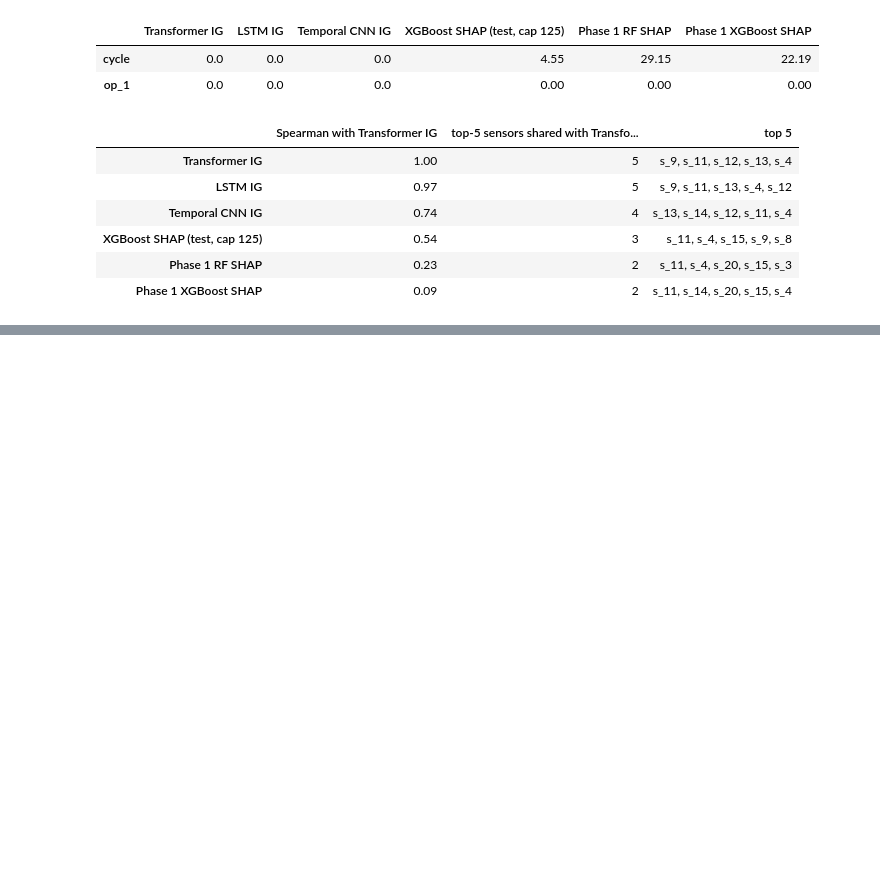
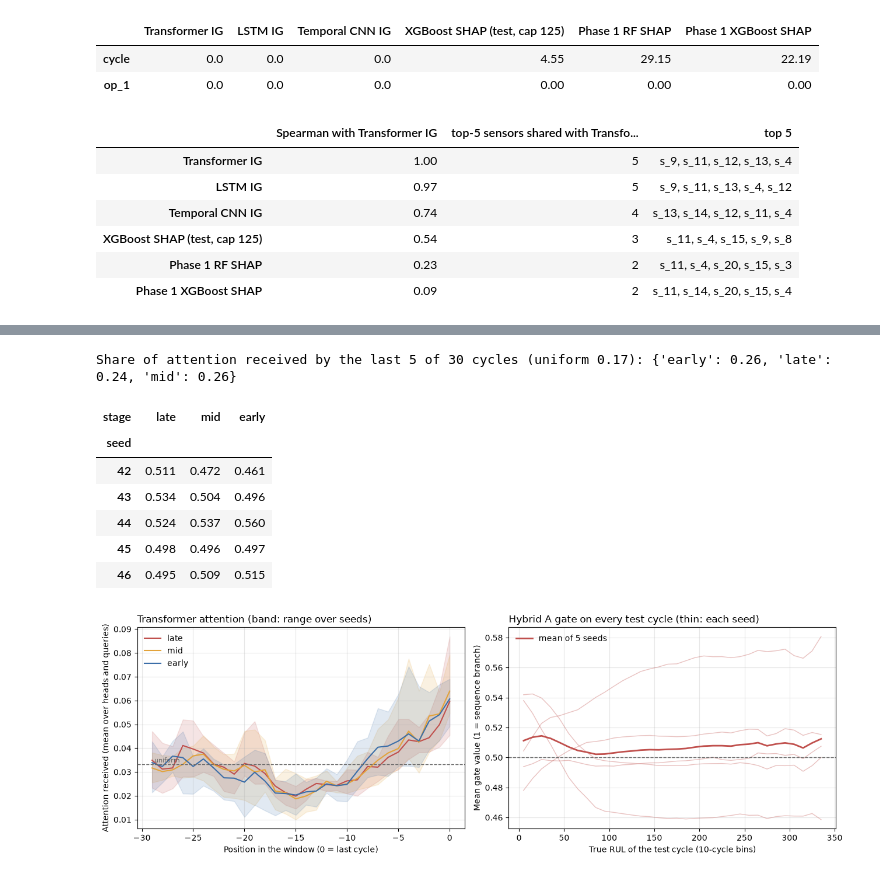
Before and after one commit to vks-g/cmapss-rul-hybrid, a Jupyter notebook: notebooks/phase2/14_interpretability.ipynb, the cells around one changed output, grey strips where cells are left out. Cells and saved outputs as stored; diff of their text form; code cells hidden in the pictures; blank space fills up the shorter version.

Commit message:
exp(notebook): add Transformer attention and the Hybrid A gate on the test set

```diff
--- a/notebooks/phase2/14_interpretability.ipynb
+++ b/notebooks/phase2/14_interpretability.ipynb
@@ -310,0 +317,66 @@ Inputs that are not sensors:
+# %%
+att_rows = []
+for seed in SEEDS:
+    trained = load("transformer", seed)
+    (x,) = last_windows(trained)
+    maps = trained.model.encoder.eval().attention(x)  # one layer: [engines, heads, query, key]
+    received = maps[0].mean(dim=(1, 2)).numpy().astype(float)  # [engines, key]
+    for stage in STAGES:
+        for t, v in enumerate(received[stage_of == stage].mean(axis=0)):
+            att_rows.append({"seed": seed, "stage": stage, "position": t - received.shape[1] + 1, "attention": v})
+attention = pd.DataFrame(att_rows)
+last5 = attention.assign(recent=attention.position >= -4).groupby(["stage", "recent"])["attention"].sum().unstack()
+print("Share of attention received by the last 5 of 30 cycles (uniform 0.17):",
+      (last5[True] / last5.sum(axis=1)).round(2).to_dict())
+
+gate_rows = []
+for seed in SEEDS:
+    trained = load("hybrid_gated", seed)
+    g = trained.outputs(test, trained.model.gate).mean(axis=1).astype(float)
+    gate_rows.append(pd.DataFrame({"seed": seed, "rul": labelled.loc[test.index, "rul"].to_numpy(), "gate": g}))
+gate = pd.concat(gate_rows)
+gate["stage"] = pd.cut(gate["rul"], [0, 50, 100, np.inf], labels=list(STAGES)).astype(str)
+gate_stage = gate.groupby(["seed", "stage"])["gate"].mean().unstack()[list(STAGES)]
+display(gate_stage.round(3))
+pd.concat([attention.assign(kind="attention"),
+           gate.groupby(["seed", "stage"])["gate"].mean().reset_index().assign(kind="gate")]
+          ).round(4).to_csv(METRICS / "fd001_interpretability_attention_gate.csv", index=False)
+
+fig, (ax, bx) = plt.subplots(1, 2, figsize=(13, 4.4))
+for stage, colour in STAGE_COLOURS.items():
+    s = attention[attention.stage == stage].groupby("position")["attention"]
+    ax.plot(s.mean().index, s.mean(), color=colour, label=stage)
+    ax.fill_between(s.mean().index, s.min(), s.max(), color=colour, alpha=0.15)
+ax.axhline(1 / 30, color="#666", ls="--", lw=1)
+ax.text(-29, 1 / 30, " uniform", va="bottom", fontsize=8, color="#666")
+ax.set_xlabel("Position in the window (0 = last cycle)")
+ax.set_ylabel("Attention received (mean over heads and queries)")
+ax.set_title("Transformer attention (band: range over seeds)", loc="left")
+ax.legend(frameon=False)
+ax.grid(alpha=0.3)
+bins = np.arange(0, gate["rul"].max() + 10, 10)
+gate["bin"] = pd.cut(gate["rul"], bins, include_lowest=True)
+curve = gate.groupby(["seed", "bin"], observed=True)["gate"].mean().unstack("seed")
+mid = [b.mid for b in curve.index]
+for seed in SEEDS:
+    bx.plot(mid, curve[seed], color="#c0504d", alpha=0.35, lw=1)
+bx.plot(mid, curve.mean(axis=1), color="#c0504d", lw=2, label="mean of 5 seeds")
+bx.axhline(0.5, color="#666", ls="--", lw=1)
+bx.set_xlabel("True RUL of the test cycle (10-cycle bins)")
+bx.set_ylabel("Mean gate value (1 = sequence branch)")
+bx.set_title("Hybrid A gate on every test cycle (thin: each seed)", loc="left")
+bx.legend(frameon=False)
+bx.grid(alpha=0.3)
+fig.tight_layout()
+fig.savefig(FIGURES / "fd001_interpretability_attention_gate.png", dpi=150, bbox_inches="tight")
+plt.show()
+# %% [output]
+Share of attention received by the last 5 of 30 cycles (uniform 0.17): {'early': 0.26, 'late': 0.24, 'mid': 0.26}
+| stage | late | mid | early |
+| seed |  |  |  |
+| 42 | 0.511 | 0.472 | 0.461 |
+| 43 | 0.534 | 0.504 | 0.496 |
+| 44 | 0.524 | 0.537 | 0.560 |
+| 45 | 0.498 | 0.496 | 0.497 |
+| 46 | 0.495 | 0.509 | 0.515 |
+[figure, added]
```
Also changed, not shown: parts of 1 cell of this notebook, 2 other files.
